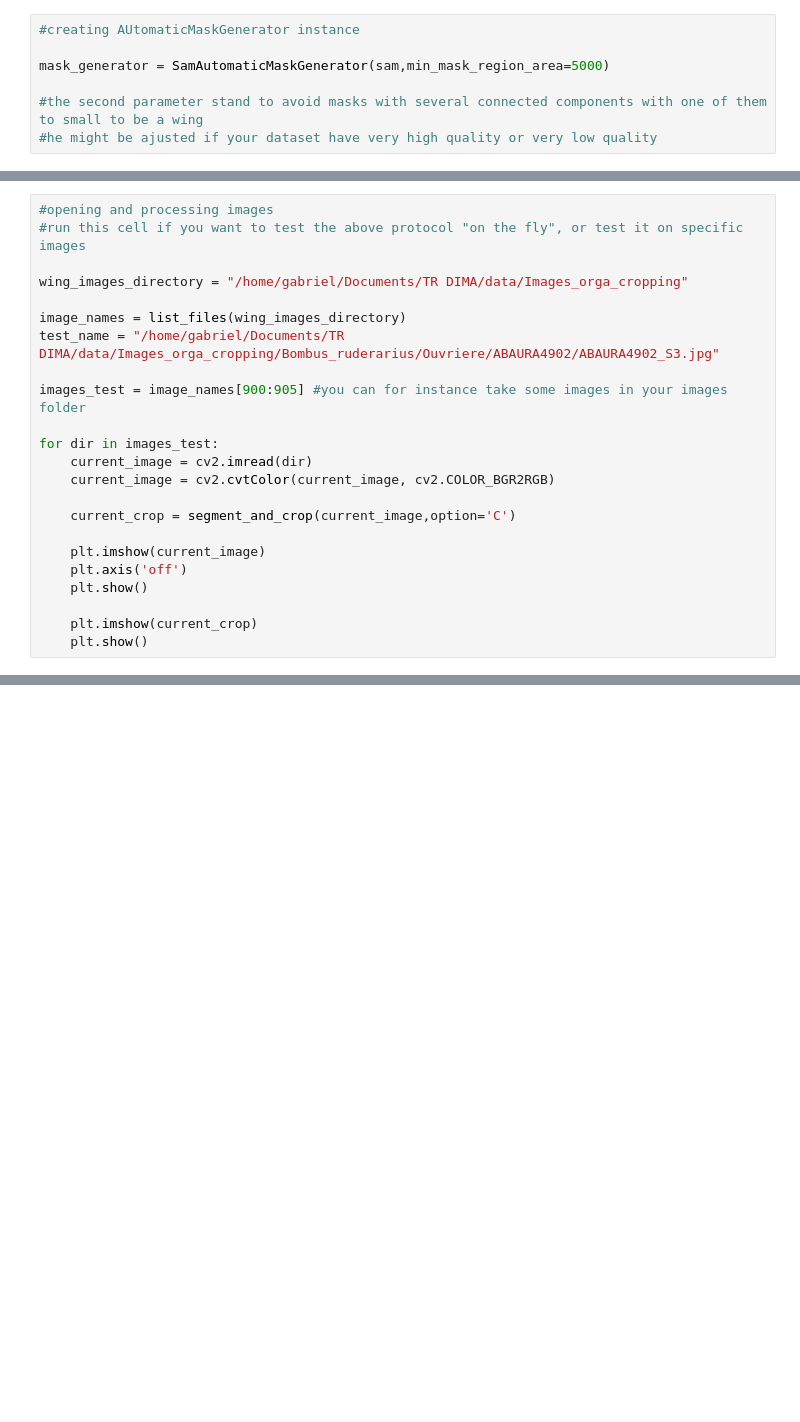
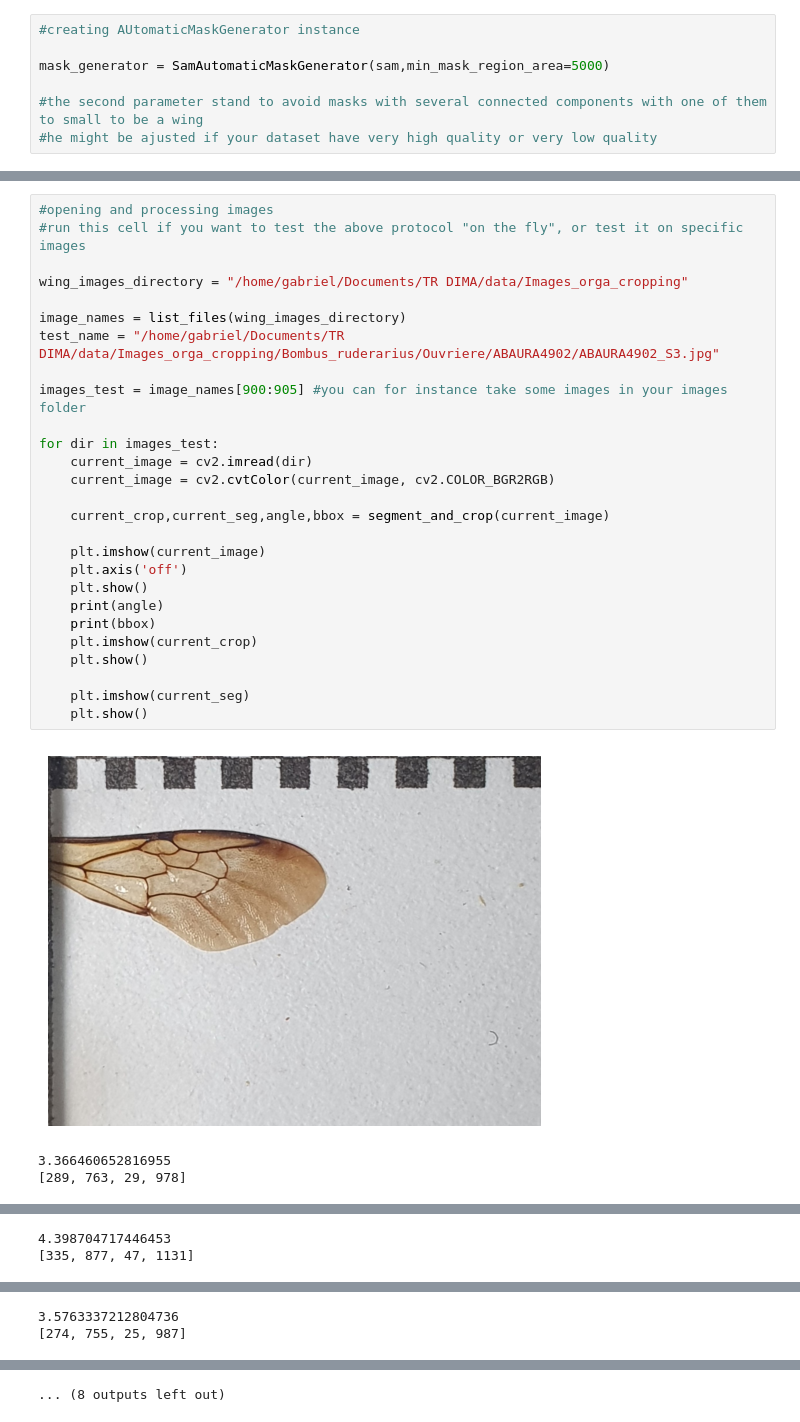
Before and after one commit to GabrielPatry/BumblebeeWingsMeasurement, a Jupyter notebook: Wing_segmentation_clean.ipynb, the cells around one changed output, grey strips where cells are left out. Drawn from its saved outputs; the diff is of its cells as text; blank space fills up the shorter version.

```diff
--- a/Wing_segmentation_clean.ipynb
+++ b/Wing_segmentation_clean.ipynb
@@ -211,23 +213,31 @@ def segment_and_crop(wing_image,option = 'C'):
 # %%
 #opening and processing images
 #run this cell if you want to test the above protocol "on the fly", or test it on specific images
 
 wing_images_directory = "/home/gabriel/Documents/TR DIMA/data/Images_orga_cropping"
 
 image_names = list_files(wing_images_directory)
 test_name = "/home/gabriel/Documents/TR DIMA/data/Images_orga_cropping/Bombus_ruderarius/Ouvriere/ABAURA4902/ABAURA4902_S3.jpg"
 
 images_test = image_names[900:905] #you can for instance take some images in your images folder
 
 for dir in images_test:
     current_image = cv2.imread(dir)
     current_image = cv2.cvtColor(current_image, cv2.COLOR_BGR2RGB)
 
-    current_crop = segment_and_crop(current_image,option='C')
+    current_crop,current_seg,angle,bbox = segment_and_crop(current_image)
 
     plt.imshow(current_image)
     plt.axis('off')
     plt.show()
-
+    print(angle)
+    print(bbox)
     plt.imshow(current_crop)
     plt.show()
+
+    plt.imshow(current_seg)
+    plt.show()
+# %% [output]
+[figure, added]
+3.366460652816955
+[289, 763, 29, 978]
@@ -233,0 +247,2 @@ for dir in images_test:
+4.398704717446453
+[335, 877, 47, 1131]
@@ -233,0 +252,2 @@ for dir in images_test:
+3.5763337212804736
+[274, 755, 25, 987]
@@ -233,0 +256 @@ for dir in images_test:
+... (8 outputs left out)
```
Also changed, not shown: parts of 4 cells of this notebook, 4 other files.
